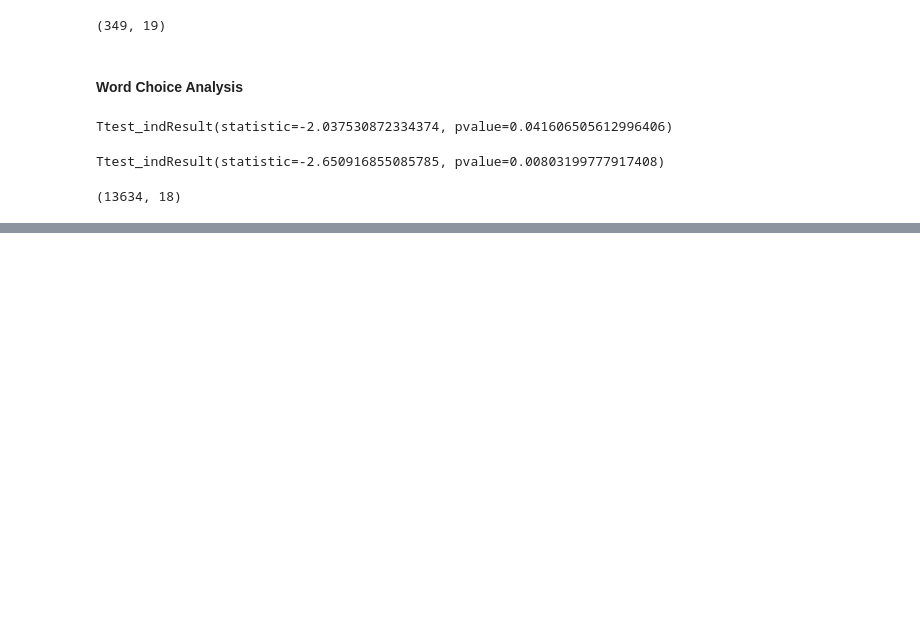
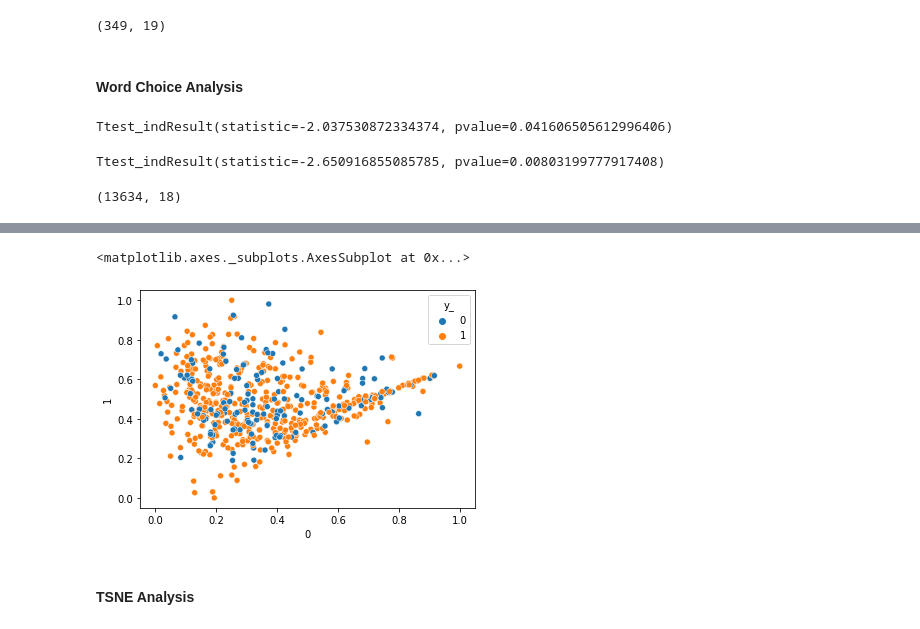
Before and after one commit to NuoWenLei/AAPI-text-analysis-project, a Jupyter notebook: notebooks/ML_analysis.ipynb, the cells around one changed output, grey strips where cells are left out. Cells and saved outputs as stored; diff of their text form; code cells hidden in the pictures; blank space fills up the shorter version.

```diff
--- a/notebooks/ML_analysis.ipynb
+++ b/notebooks/ML_analysis.ipynb
@@ -564,0 +616,4 @@ body_df.shape # Ample sample size of over 13,000
+# %%
+# Select all part of speech columns
+pos_cols = [i for i in df.columns.values if i.endswith('per_word')]
+pos_cols[:5]
@@ -564,0 +773,4 @@ body_df.shape # Ample sample size of over 13,000
+# %%
+pca = PCA(n_components=2)
+# %%
+decomposed_X = pca.fit_transform(wider_df[pos_cols])
@@ -564,0 +789,5 @@ body_df.shape # Ample sample size of over 13,000
+# %%
+minmax = MinMaxScaler()
+decomp_minmax_X = pd.DataFrame(minmax.fit_transform(decomposed_X), columns = ["0", "1"])
+decomp_minmax_X['y_'] = wider_df['y_'].values
+decomp_minmax_X[:5]
@@ -564,0 +801,7 @@ body_df.shape # Ample sample size of over 13,000
+# %%
+sns.scatterplot(data = decomp_minmax_X, x = "0", y = "1", hue = "y_")
+# %% [output]
+<matplotlib.axes._subplots.AxesSubplot at 0x...>
+[figure, added]
+# %% [markdown]
+#### TSNE Analysis
```
Also changed, not shown: parts of 146 cells of this notebook.
